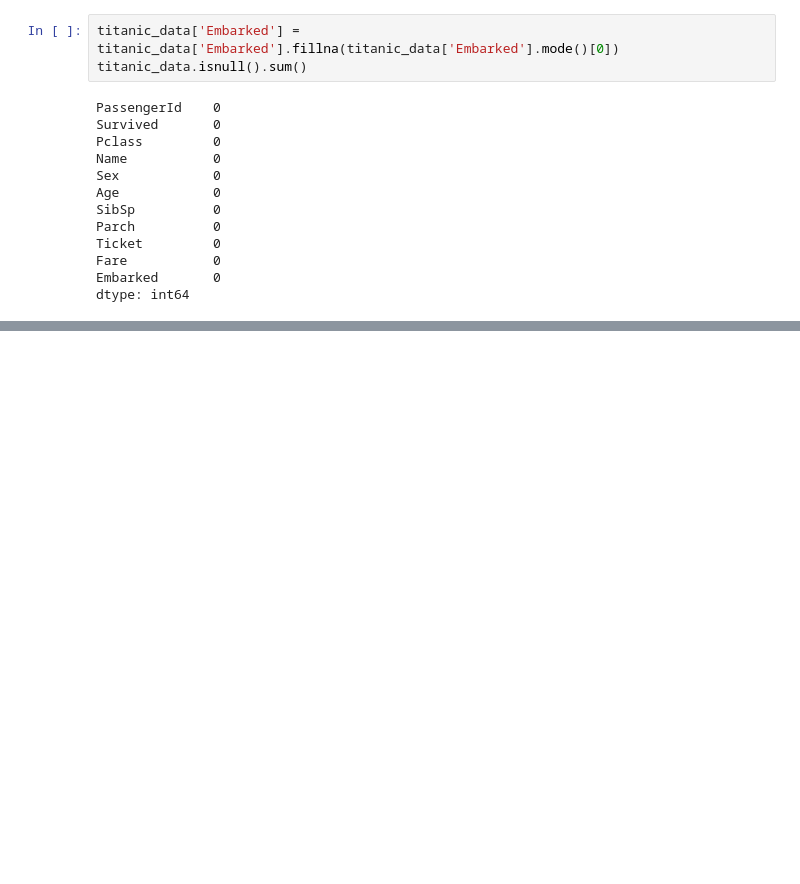
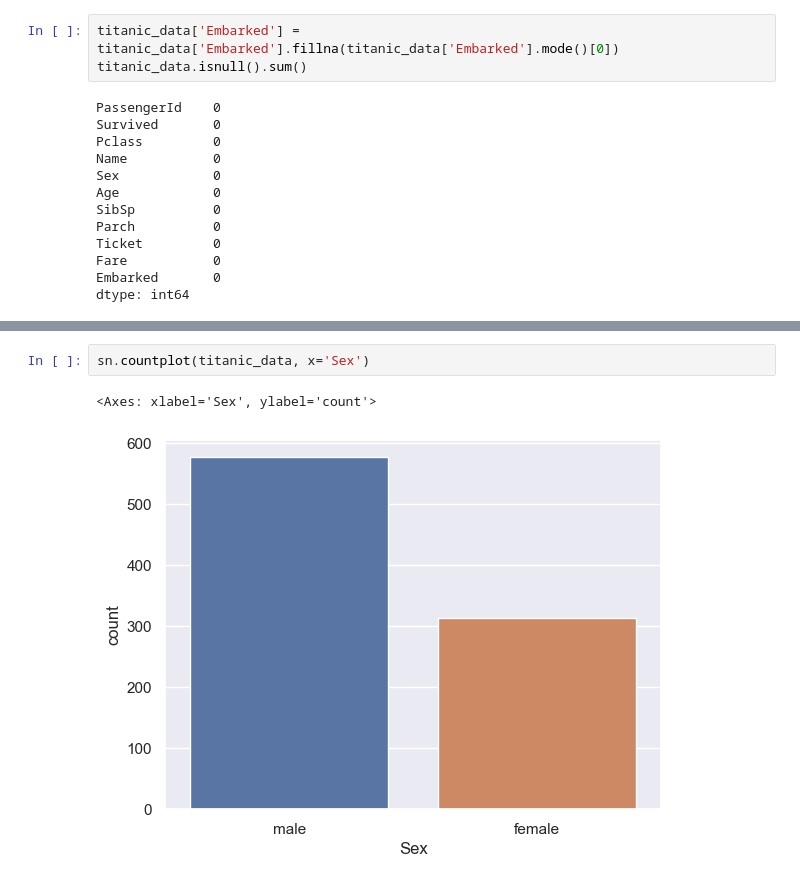
Before and after one commit to REDOWAN038/ml-prac, a Jupyter notebook: simple projects/titanic/titanic_survival.ipynb, the cells around one changed output, grey strips where cells are left out. Cells and saved outputs as stored; diff of their text form; blank space fills up the shorter version.

```diff
--- a/simple projects/titanic/titanic_survival.ipynb
+++ b/simple projects/titanic/titanic_survival.ipynb
@@ -118,0 +153,5 @@ dtype: int64
+# %%
+sn.countplot(titanic_data, x='Sex')
+# %% [output]
+<Axes: xlabel='Sex', ylabel='count'>
+[figure, added]
```
Also changed, not shown: parts of 35 cells of this notebook, 1 other file.
